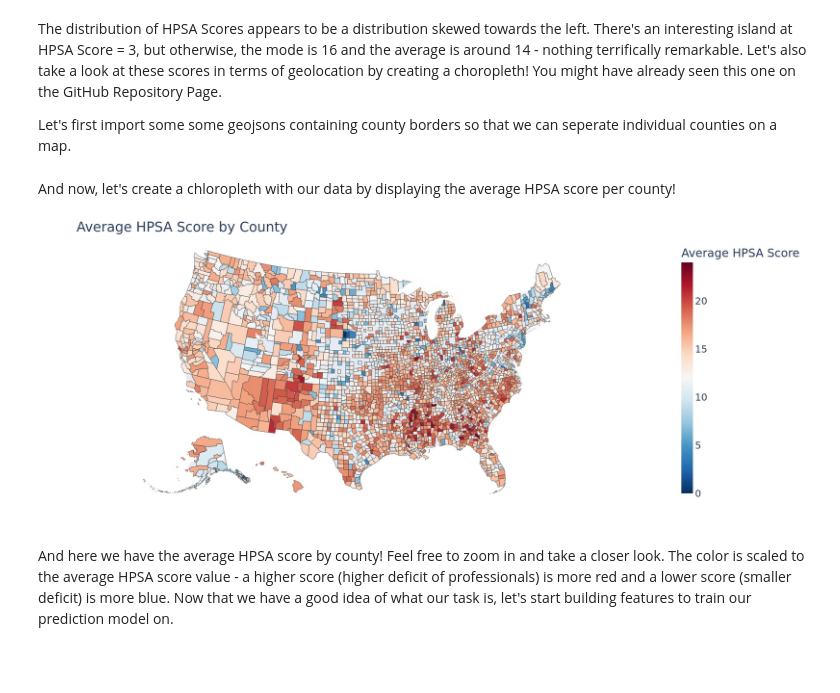
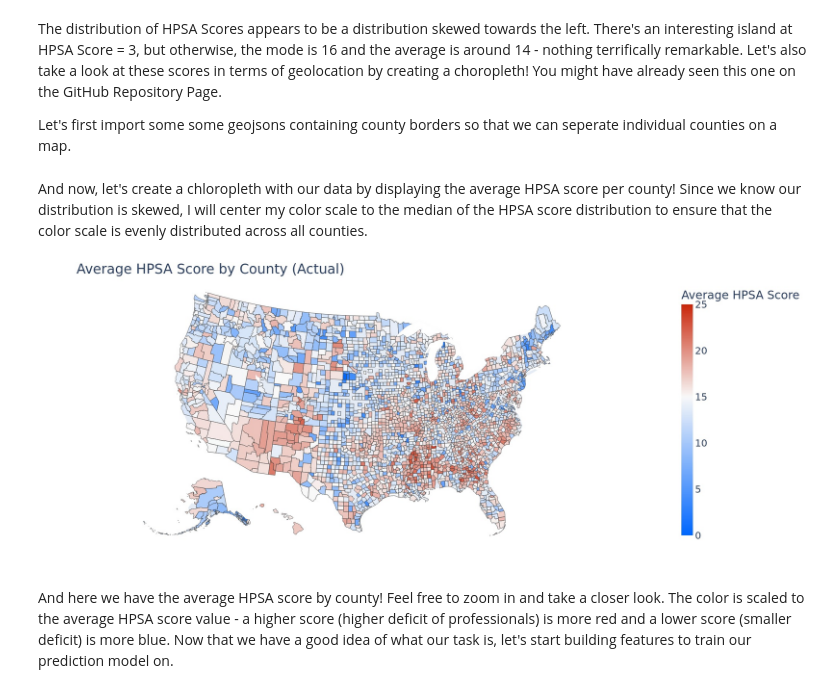
Before and after one commit to RandomMan0880/HPSA-Data, a Jupyter notebook: HPSA_Predictor.ipynb, the cells around one changed output. Drawn from its saved outputs; the diff is of its cells as text; code cells hidden in the pictures; blank space fills up the shorter version.

```diff
--- a/HPSA_Predictor.ipynb
+++ b/HPSA_Predictor.ipynb
@@ -318,30 +312,34 @@ import json
 with urlopen('https://raw.githubusercontent.com/plotly/datasets/master/geojson-counties-fips.json') as response:
     counties = json.load(response)
 # %% [markdown]
-And now, let's create a chloropleth with our data by displaying the average HPSA score per county!
+And now, let's create a chloropleth with our data by displaying the average HPSA score per county! Since we know our distribution is skewed, I will center my color scale to the median of the HPSA score distribution to ensure that the color scale is evenly distributed across all counties.
 # %%
 query= pd.read_sql_query('''SELECT DISTINCT(FIPS), AVG(hpsa_score) as "Average HPSA Score"
                         FROM hpsadata
                         GROUP BY FIPS''',
                         engine)
 
-fig = px.choropleth(query,
+median_percentile=np.median(query['Average HPSA Score'])/25
+
+fig_choropleth_actual = px.choropleth(query,
                     locations='fips',
                     geojson=counties,
                     color='Average HPSA Score',
-                    color_continuous_scale="RdBu_r",
+                    color_continuous_scale=[(0,"#0067FF"), (median_percentile,"#F9F9F9"),(1,"#CA270B")],
                     scope="usa",
+                    range_color=(0,25)
                     )
-fig.update_layout(
-    title='Average HPSA Score by County',
+
+fig_choropleth_actual.update_layout(
+    title='Average HPSA Score by County (Actual)',
     font=dict(
         size=25
     )
 )
 
-fig.show('jpeg',width=2000,height=800)
+fig_choropleth_actual.show('jpeg',width=2000,height=800)
 # %% [output]
-[figure, old version]
+[figure, new version]
 # %% [markdown]
 And here we have the average HPSA score by county! Feel free to zoom in and take a closer look. The color is scaled to the average HPSA score value - a higher score (higher deficit of professionals) is more red and a lower score (smaller deficit) is more blue. Now that we have a good idea of what our task is, let's start building features to train our prediction model on.
 # %% [markdown]
```
Also changed, not shown: parts of 29 cells of this notebook.
